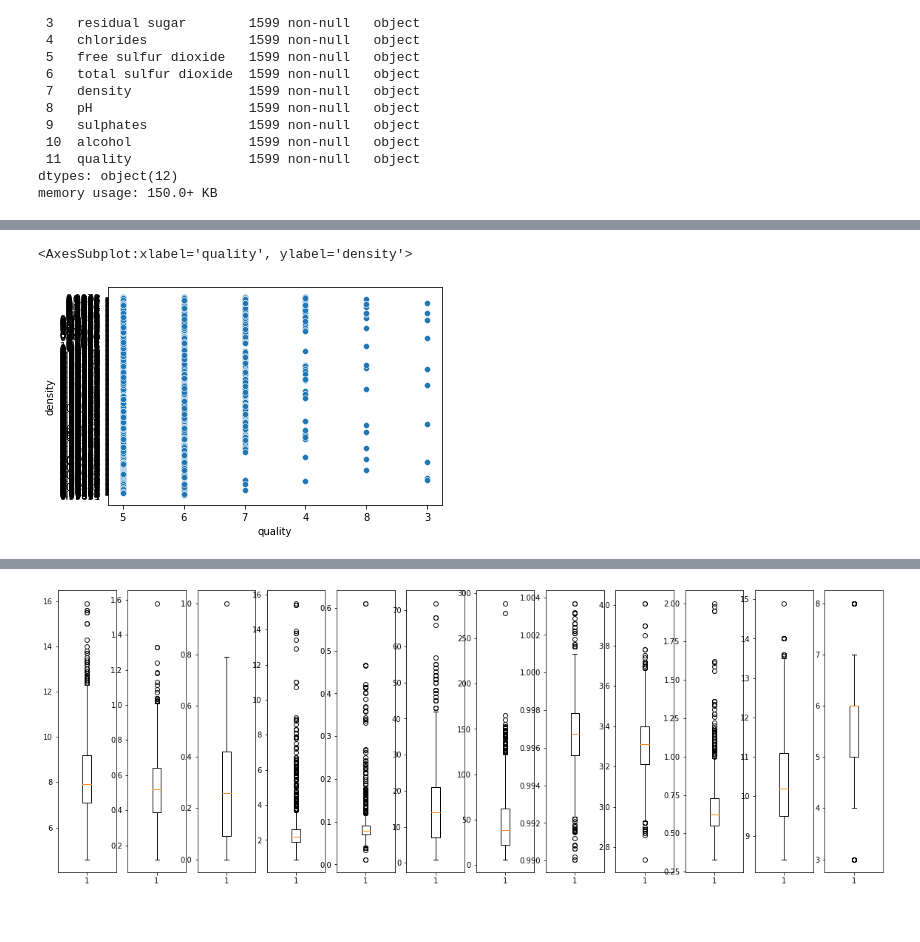
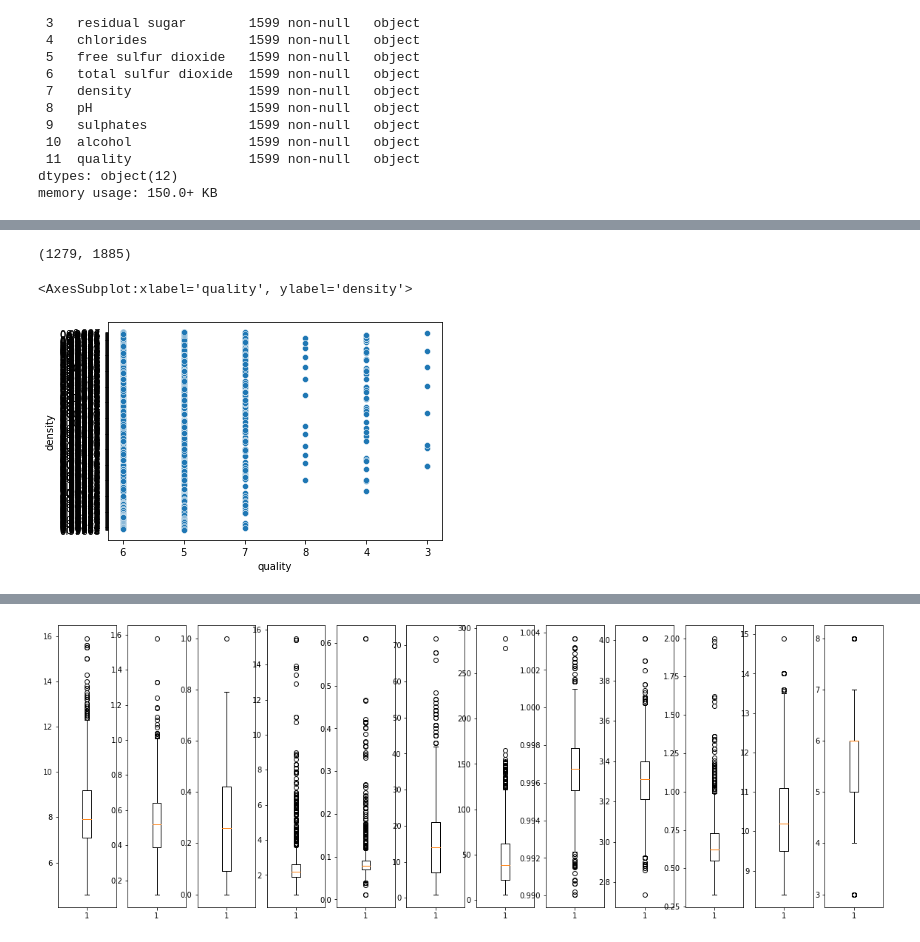
Before and after one commit to Ok3ks/Tabular_data, a Jupyter notebook: Red_wine_assess .ipynb, the cells around one changed output, grey strips where cells are left out. Cells and saved outputs as stored; diff of their text form; code cells hidden in the pictures.

```diff
--- a/Red_wine_assess .ipynb
+++ b/Red_wine_assess .ipynb
@@ -35,7 +40,11 @@ columns = ["fixed acidity","volatile acidity", "citric acid", "residual sugar",
 red_wine_df = pd.DataFrame(content, columns = columns)
 red_wine_df.drop([0], inplace = True)
 
+main_var = red_wine_df['quality']
+
 red_wine_df.sample(frac= 1.0)
-red_wine_df
+train_red_wine_df, test_red_wine_df = train_test_split(red_wine_df, random_state= 32, test_size= 0.2, stratify = main_var)
+
+train_red_wine_df
 # %% [output]
 |  | fixed acidity | volatile acidity | citric acid | residual sugar | chlorides | free sulfur dioxide | ... |
@@ -82,6 +104,10 @@ sns.histplot(red_wine_df['quality'])
+# %%
+len(train_red_wine_df), len(new_y)
+# %% [output]
+(1279, 1885)
 # %%
-sns.scatterplot(red_wine_df['quality'],red_wine_df['density'])
+sns.scatterplot(train_red_wine_df['quality'],train_red_wine_df['density'])
 # %% [output]
 <AxesSubplot:xlabel='quality', ylabel='density'>
-[figure, old version]
+[figure, new version]
 # %%
```
Also changed, not shown: parts of 41 cells of this notebook.
